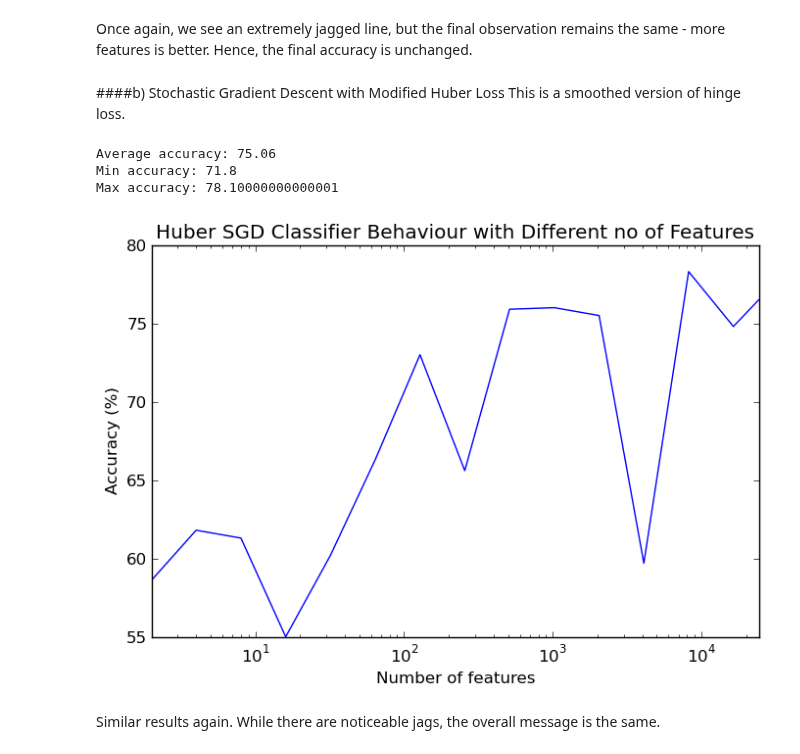
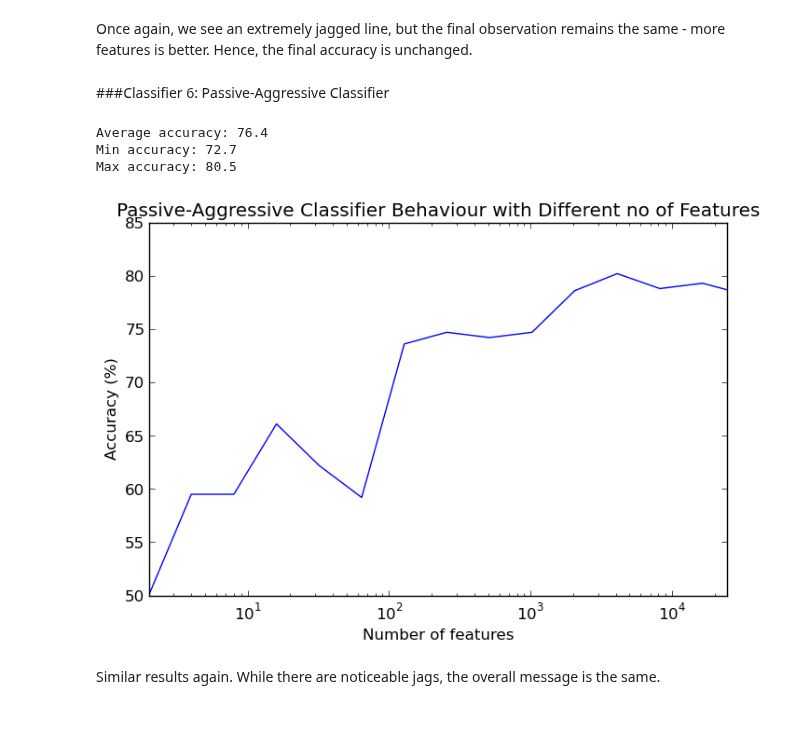
Before and after one commit to DJSagarAhire/Sentiment-Analysis-Comparative-Study, a Jupyter notebook: notebooks/02_Classification-Unigram-Counts.ipynb, the cells around one changed output. Cells and saved outputs as stored; diff of their text form; code cells hidden in the pictures; blank space fills up the shorter version.

```diff
--- a/notebooks/02_Classification-Unigram-Counts.ipynb
+++ b/notebooks/02_Classification-Unigram-Counts.ipynb
@@ -394,7 +387,6 @@ compare_feature_performance(unigram_sgd_hinge, 'Hinge Loss SGD Classifier')
 # %% [markdown]
 Once again, we see an extremely jagged line, but the final observation remains the same - more features is better.
 Hence, the final accuracy is unchanged.
-# %% [markdown]
-####b) Stochastic Gradient Descent with Modified Huber Loss
-This is a smoothed version of hinge loss.
+# %% [markdown]
+###Classifier 6: Passive-Aggressive Classifier
 # %%
@@ -412,19 +404,19 @@ for i in range(5):
 print("Average accuracy: {0}".format(mean(accuracy_list)))
 print("Min accuracy: {0}".format(min(accuracy_list)))
 print("Max accuracy: {0}".format(max(accuracy_list)))
-unigram_sgd_huber_accuracy = mean(accuracy_list)
+unigram_pa_accuracy = mean(accuracy_list)
 # %% [output]
-Average accuracy: 75.06
-Min accuracy: 71.8
-Max accuracy: 78.10000000000001
+Average accuracy: 76.4
+Min accuracy: 72.7
+Max accuracy: 80.5
 # %%
-from sklearn.linear_model import SGDClassifier
+from sklearn.linear_model import PassiveAggressiveClassifier
 
-unigram_sgd_huber = SGDClassifier(loss='modified_huber', shuffle=True)
+unigram_pa = PassiveAggressiveClassifier(shuffle=True)
 
-compare_feature_performance(unigram_sgd_huber, 'Huber SGD Classifier')
+compare_feature_performance(unigram_pa, 'Passive-Aggressive Classifier')
 # %% [output]
-[figure, old version]
+[figure, new version]
 # %% [markdown]
 Similar results again. While there are noticeable jags, the overall message is the same.
 # %% [markdown]
```
Also changed, not shown: parts of 3 cells of this notebook, 7 other files.
